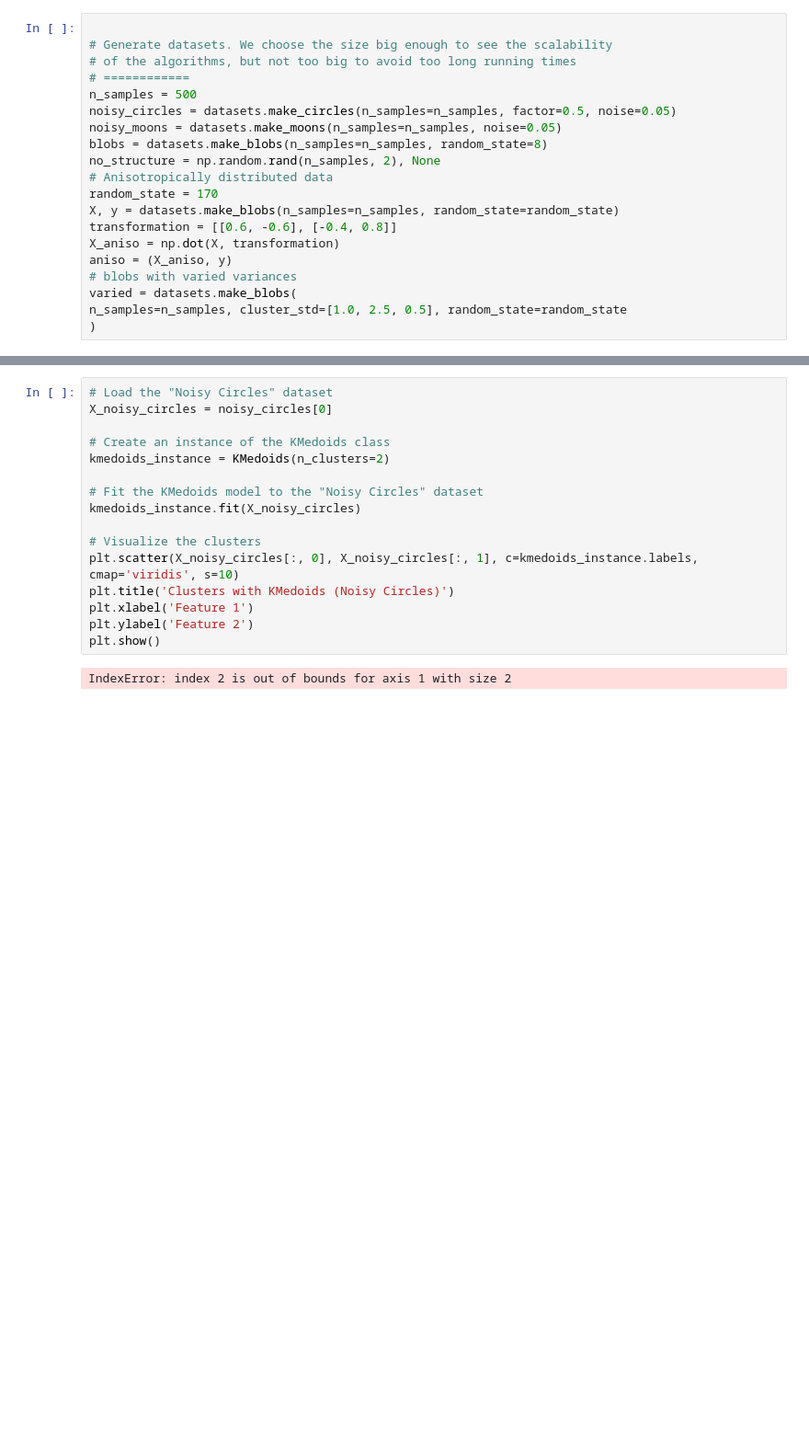
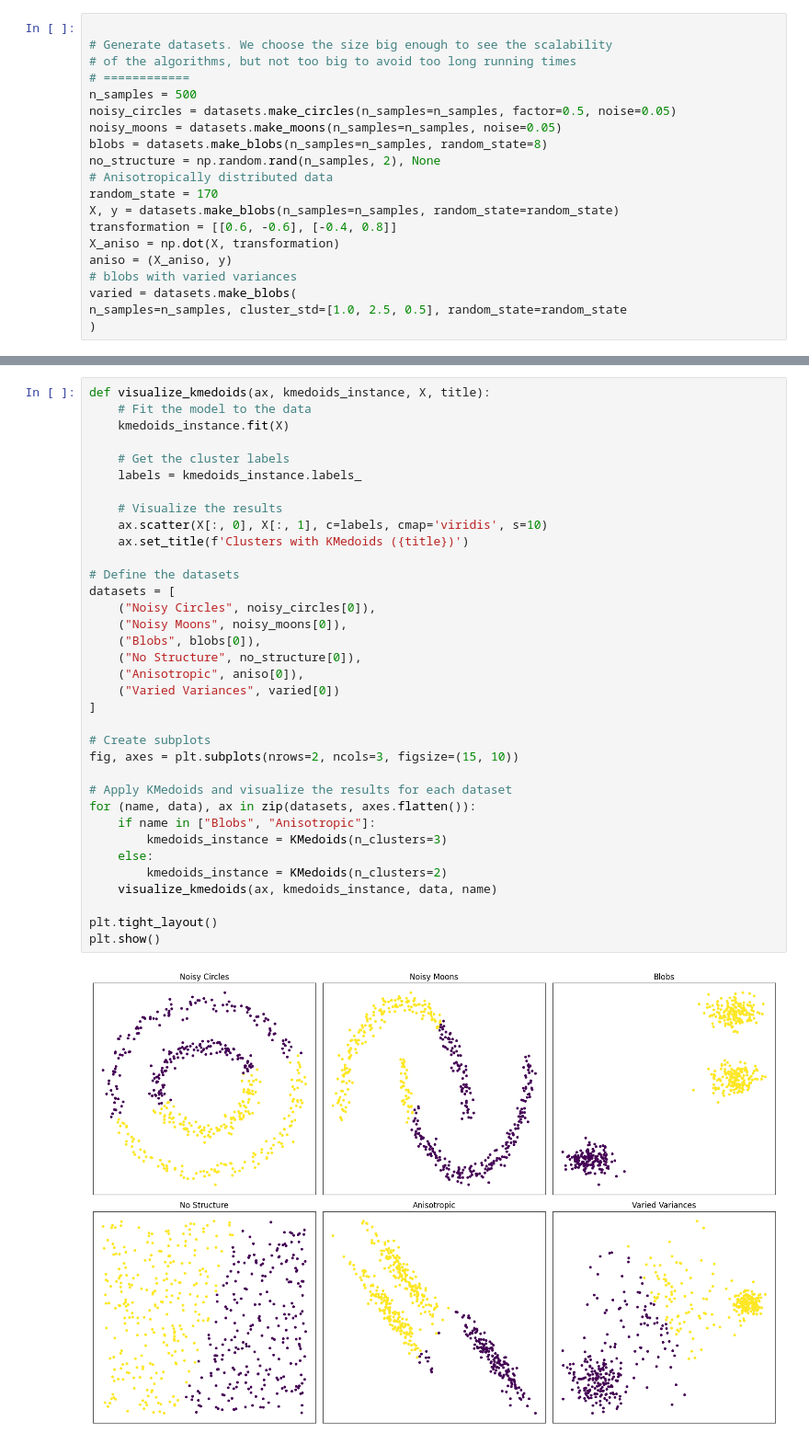
Before and after one commit to emarevalog/machine_learning_2, a Jupyter notebook: Task/Task_1/lab2.ipynb, the cells around one changed output, grey strips where cells are left out. Shown: that part at 92% size. Drawn from its saved outputs; the diff is of its cells as text; blank space fills up the shorter version.

Commit message:
kmedoids use

```diff
--- a/Task/Task_1/lab2.ipynb
+++ b/Task/Task_1/lab2.ipynb
@@ -98,18 +92,37 @@ plt.show()
-# %%
-# Load the "Noisy Circles" dataset
-X_noisy_circles = noisy_circles[0]
-
-# Create an instance of the KMedoids class
-kmedoids_instance = KMedoids(n_clusters=2)
-
-# Fit the KMedoids model to the "Noisy Circles" dataset
-kmedoids_instance.fit(X_noisy_circles)
-
-# Visualize the clusters
-plt.scatter(X_noisy_circles[:, 0], X_noisy_circles[:, 1], c=kmedoids_instance.labels, cmap='viridis', s=10)
-plt.title('Clusters with KMedoids (Noisy Circles)')
-plt.xlabel('Feature 1')
-plt.ylabel('Feature 2')
-plt.show()
-# %% [output]
-IndexError: index 2 is out of bounds for axis 1 with size 2
+# %%
+def visualize_kmedoids(ax, kmedoids_instance, X, title):
+    # Fit the model to the data
+    kmedoids_instance.fit(X)
+
+    # Get the cluster labels
+    labels = kmedoids_instance.labels_
+
+    # Visualize the results
+    ax.scatter(X[:, 0], X[:, 1], c=labels, cmap='viridis', s=10)
+    ax.set_title(f'Clusters with KMedoids ({title})')
+
+# Define the datasets
+datasets = [
+    ("Noisy Circles", noisy_circles[0]),
+    ("Noisy Moons", noisy_moons[0]),
+    ("Blobs", blobs[0]),
+    ("No Structure", no_structure[0]),
+    ("Anisotropic", aniso[0]),
+    ("Varied Variances", varied[0])
+]
+
+# Create subplots
+fig, axes = plt.subplots(nrows=2, ncols=3, figsize=(15, 10))
+
+# Apply KMedoids and visualize the results for each dataset
+for (name, data), ax in zip(datasets, axes.flatten()):
+    if name in ["Blobs", "Anisotropic"]:
+        kmedoids_instance = KMedoids(n_clusters=3)
+    else:
+        kmedoids_instance = KMedoids(n_clusters=2)
+    visualize_kmedoids(ax, kmedoids_instance, data, name)
+
+plt.tight_layout()
+plt.show()
+# %% [output]
+[figure, added]
```
Also changed, not shown: parts of 2 cells of this notebook, 2 other files.
